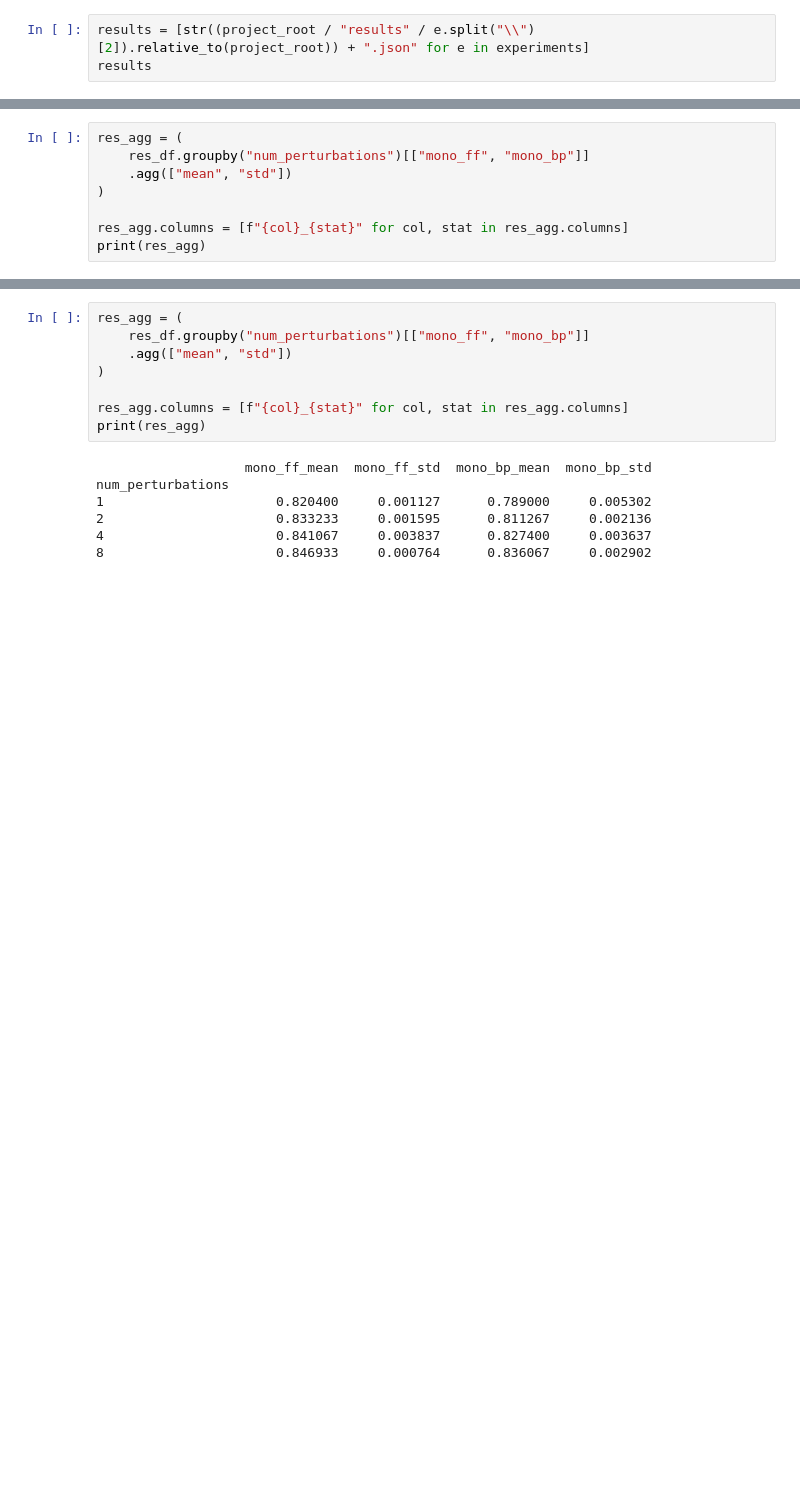
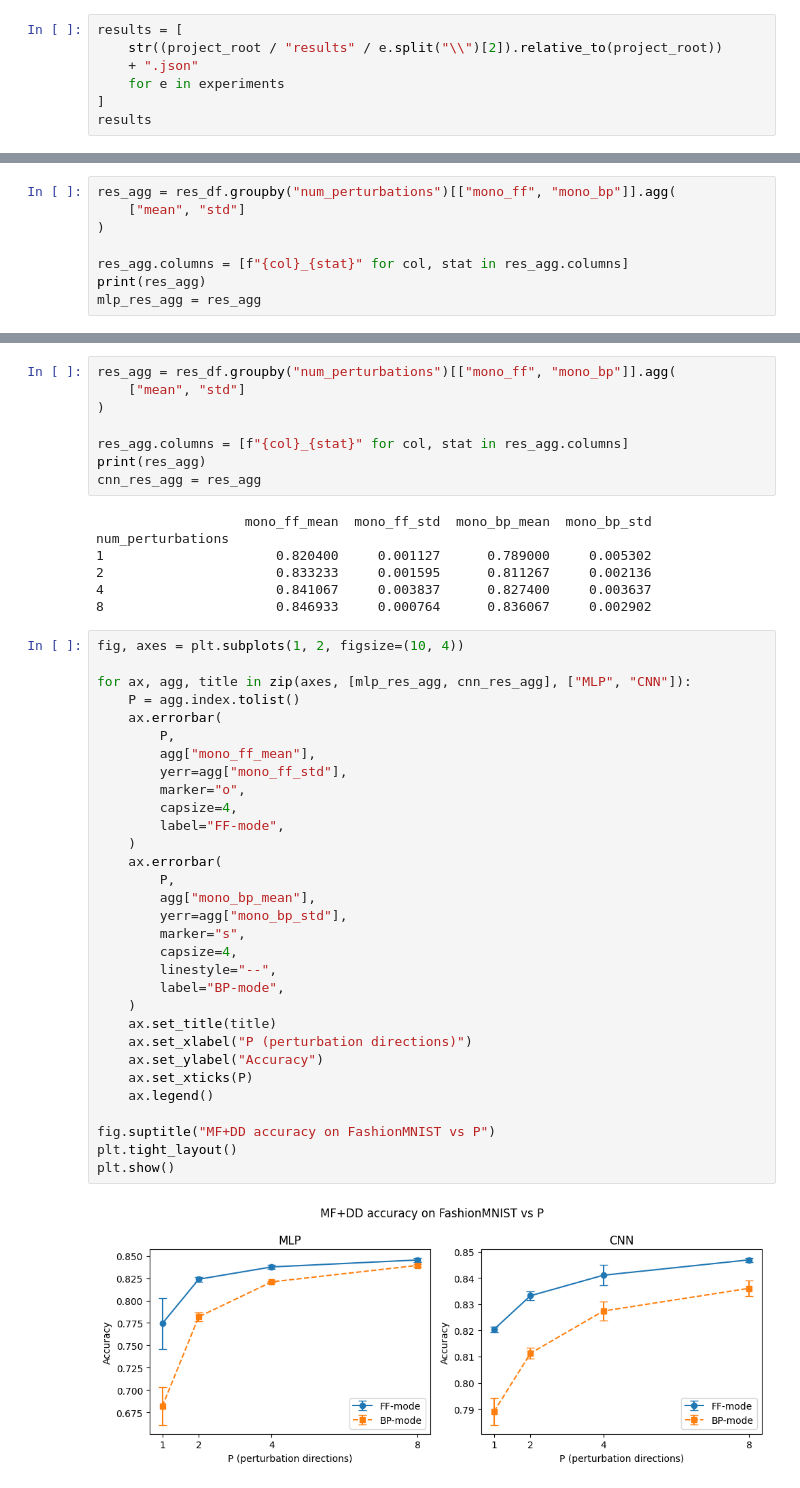
Before and after one commit to gorpeliates/ad-free-monofwd, a Jupyter notebook: notebooks/num_perturb_analysis.ipynb, the cells around one changed output, grey strips where cells are left out. Saved outputs shown, nothing was run; the diff lists cells and outputs as text; blank space fills up the shorter version.

```diff
--- a/notebooks/num_perturb_analysis.ipynb
+++ b/notebooks/num_perturb_analysis.ipynb
@@ -43,7 +47,11 @@ experiments
  'runs\\experiment_p_20260527_223216\\dd_mlp_fashionmnist_P4_20260528_081650_seed100',
  'runs\\experiment_p_20260527_223216\\dd_mlp_fashionmnist_P8_20260528_082738_seed100']
 # %%
-results = [str((project_root / "results" / e.split("\\")[2]).relative_to(project_root)) + ".json" for e in experiments]
+results = [
+    str((project_root / "results" / e.split("\\")[2]).relative_to(project_root))
+    + ".json"
+    for e in experiments
+]
 results
 # %% [output]
 ['results\\dd_cnn_fashionmnist_P1_20260527_222957_seed42.json',
@@ -186,13 +198,13 @@ res_df.head()
 | 3 | 0.8465 | 0.8385 | 8 | 42 |
 | 4 | 0.7975 | 0.7048 | 1 | 123 |
 # %%
-res_agg = (
-    res_df.groupby("num_perturbations")[["mono_ff", "mono_bp"]]
-    .agg(["mean", "std"])
+res_agg = res_df.groupby("num_perturbations")[["mono_ff", "mono_bp"]].agg(
+    ["mean", "std"]
 )
 
 res_agg.columns = [f"{col}_{stat}" for col, stat in res_agg.columns]
 print(res_agg)
+mlp_res_agg = res_agg
 # %% [output]
                    mono_ff_mean  mono_ff_std  mono_bp_mean  mono_bp_std
 num_perturbations
@@ -246,13 +258,13 @@ res_df.head()
 | 3 | 0.8461 | 0.8331 | 8 | 42 |
 | 4 | 0.8197 | 0.7829 | 1 | 123 |
 # %%
-res_agg = (
-    res_df.groupby("num_perturbations")[["mono_ff", "mono_bp"]]
-    .agg(["mean", "std"])
+res_agg = res_df.groupby("num_perturbations")[["mono_ff", "mono_bp"]].agg(
+    ["mean", "std"]
 )
 
 res_agg.columns = [f"{col}_{stat}" for col, stat in res_agg.columns]
 print(res_agg)
+cnn_res_agg = res_agg
 # %% [output]
                    mono_ff_mean  mono_ff_std  mono_bp_mean  mono_bp_std
 num_perturbations
@@ -260,3 +272,36 @@ num_perturbations
 2                      0.833233     0.001595      0.811267     0.002136
 4                      0.841067     0.003837      0.827400     0.003637
 8                      0.846933     0.000764      0.836067     0.002902
+# %%
+fig, axes = plt.subplots(1, 2, figsize=(10, 4))
+
+for ax, agg, title in zip(axes, [mlp_res_agg, cnn_res_agg], ["MLP", "CNN"]):
+    P = agg.index.tolist()
+    ax.errorbar(
+        P,
+        agg["mono_ff_mean"],
+        yerr=agg["mono_ff_std"],
+        marker="o",
+        capsize=4,
+        label="FF-mode",
+    )
+    ax.errorbar(
+        P,
+        agg["mono_bp_mean"],
+        yerr=agg["mono_bp_std"],
+        marker="s",
+        capsize=4,
+        linestyle="--",
+        label="BP-mode",
+    )
+    ax.set_title(title)
+    ax.set_xlabel("P (perturbation directions)")
+    ax.set_ylabel("Accuracy")
+    ax.set_xticks(P)
+    ax.legend()
+
+fig.suptitle("MF+DD accuracy on FashionMNIST vs P")
+plt.tight_layout()
+plt.show()
+# %% [output]
+[figure, added]
```
Also changed, not shown: parts of 8 cells of this notebook, 2 other files.
